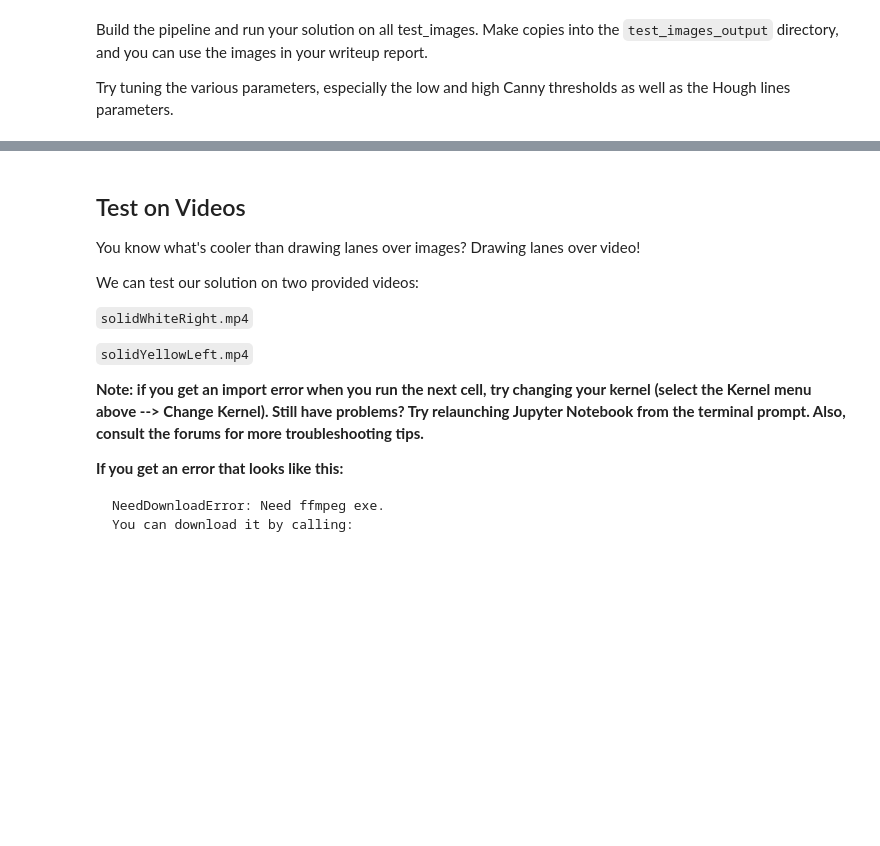
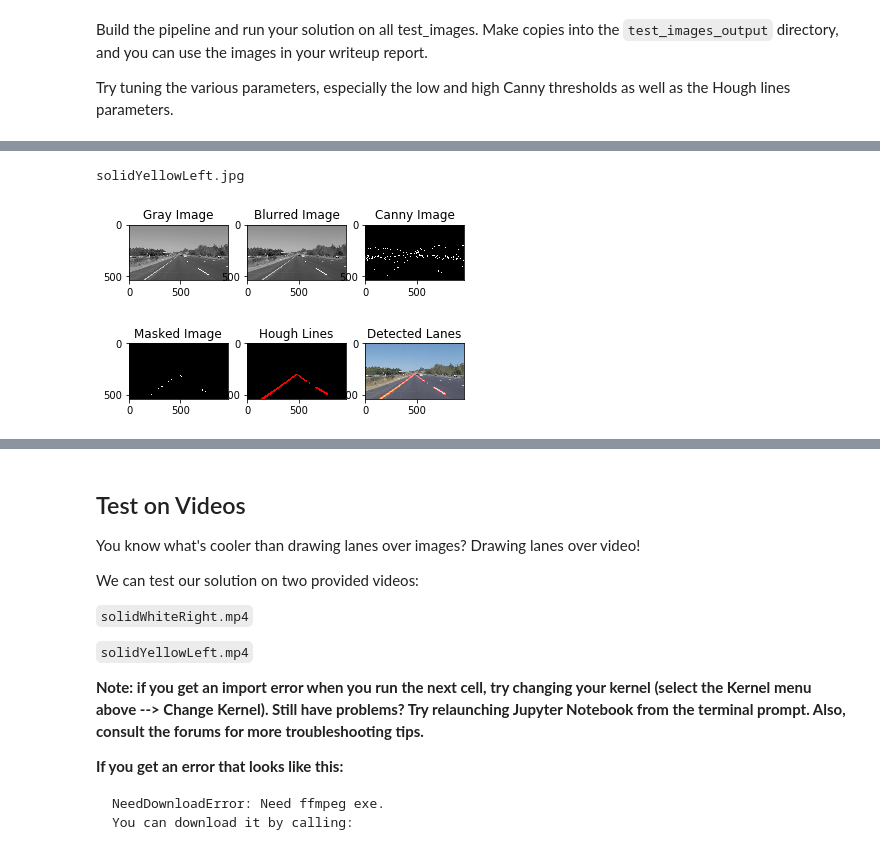
Before and after one commit to AnkS4/CarND-LaneLines-P1, a Jupyter notebook: P1.ipynb, the cells around one changed output, grey strips where cells are left out. Drawn from its saved outputs; the diff is of its cells as text; code cells hidden in the pictures; blank space fills up the shorter version.

```diff
--- a/P1.ipynb
+++ b/P1.ipynb
@@ -215,0 +287,6 @@ plt.imshow(lines_edges)
+# %%
+print(imgdir[2])
+all_images(imgdir[2])
+# %% [output]
+solidYellowLeft.jpg
+[figure, added]
```
Also changed, not shown: parts of 10 cells of this notebook.
